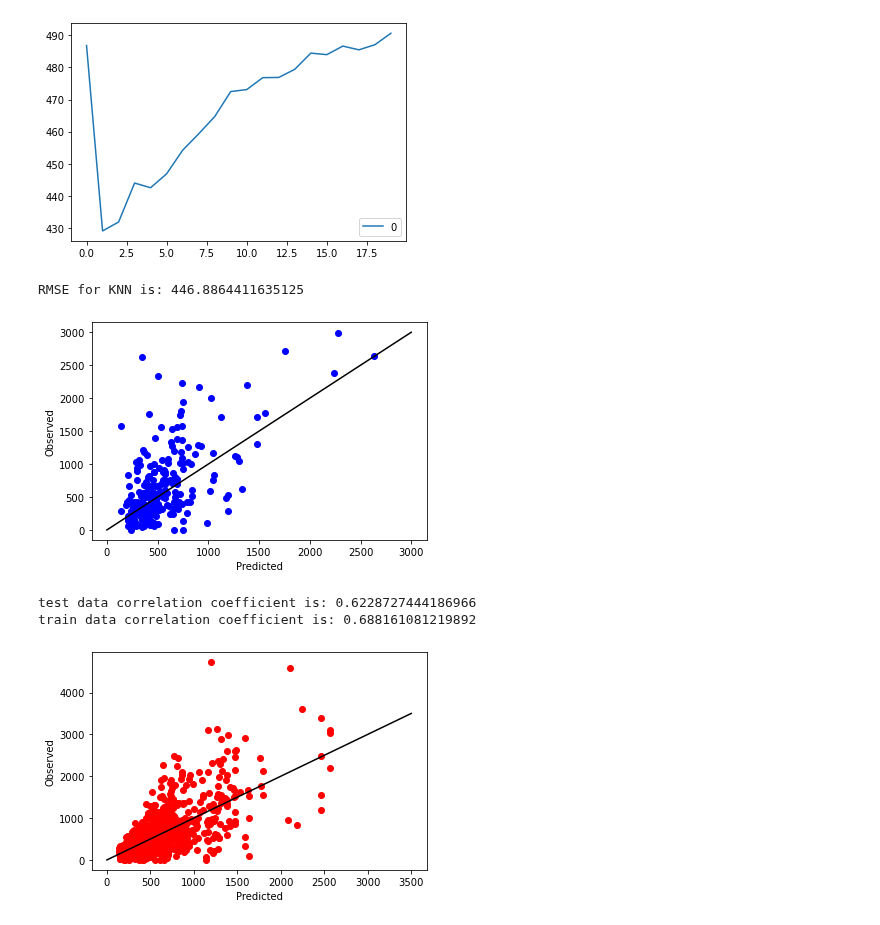
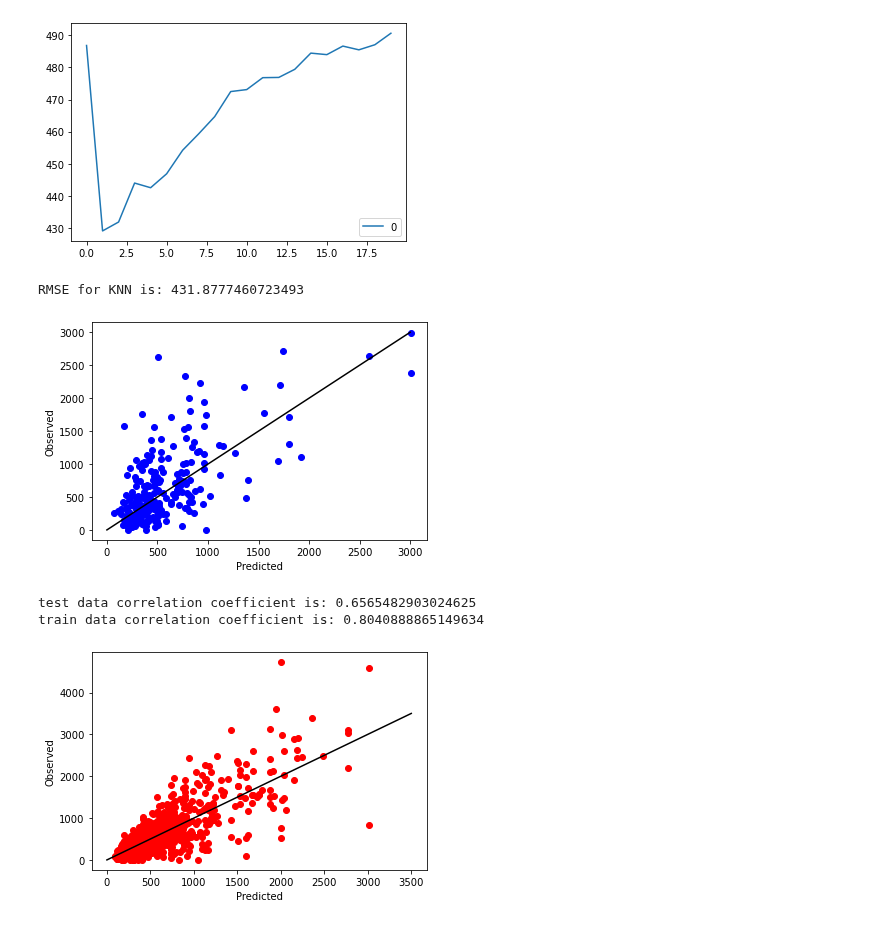
Before and after one commit to asajulien/PhD, a Jupyter notebook: Jupyter/Georgia/GA - yearly data.ipynb, the cells around one changed output. Saved outputs shown, nothing was run; the diff lists cells and outputs as text; code cells hidden in the pictures.

```diff
--- a/Jupyter/Georgia/GA - yearly data.ipynb
+++ b/Jupyter/Georgia/GA - yearly data.ipynb
@@ -646,34 +645,34 @@ RMSE value for k=  20 is: 490.61886325503855
 [figure]
 # %%
 ##KNN test results, plotted (careful of variable names overlap)
-k_model = neighbors.KNeighborsRegressor(n_neighbors = 6)
+k_model = neighbors.KNeighborsRegressor(n_neighbors = 3)
 k_model.fit(k_xargs_train, k_yargs_train)  #fit the model
 k_pred=k_model.predict(k_xargs_test) #make prediction on test set
 k_error = sqrt(mean_squared_error(k_yargs_test, k_pred))
 print('RMSE for KNN is: ' + str(k_error))
 
 plt.scatter(k_pred, k_yargs_test, color = 'blue') ##label axes - x,y in order?
 # plt.plot(X_val, regressor.predict(X_val), color = 'red')
 plt.xlabel("Predicted")
 plt.ylabel("Observed")
 plt.plot([0, 3000], [0, 3000], 'k-')
 plt.show()
 
 print('test data correlation coefficient is: ' + str(np.corrcoef(k_yargs_test, k_pred)[0, 1]))
 
 k_train_pred = k_model.predict(k_xargs_train)
 plt.scatter(k_train_pred, k_yargs_train, color = 'red')
 plt.xlabel("Predicted")
 plt.ylabel("Observed")
 plt.plot([0, 3500], [0, 3500], 'k-')
 plt.show
 
 print('train data correlation coefficient is: ' + str(np.corrcoef(k_train_pred, k_yargs_train)[0, 1]))
 
 ##Odd that the training data is not better
 # %% [output]
-RMSE for KNN is: 446.8864411635125
+RMSE for KNN is: 431.8777460723493
-[figure, old version]
+[figure, new version]
-test data correlation coefficient is: 0.6228727444186966
-train data correlation coefficient is: 0.688161081219892
+test data correlation coefficient is: 0.6565482903024625
+train data correlation coefficient is: 0.8040888865149634
-[figure, old version]
+[figure, new version]
```
Also changed, not shown: parts of 5 cells of this notebook, 2 other files.
